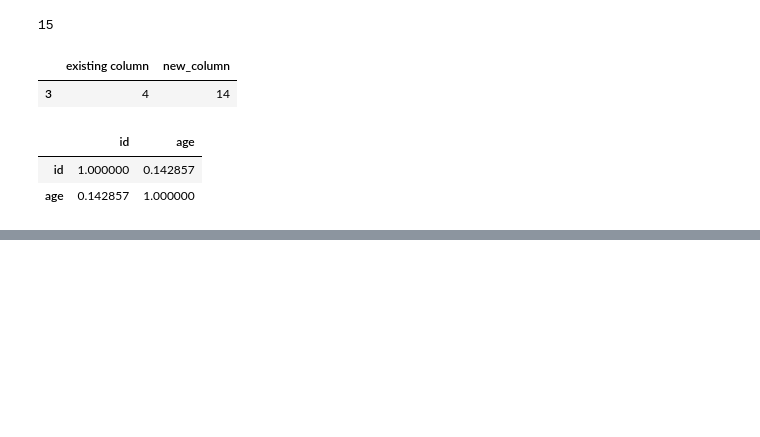
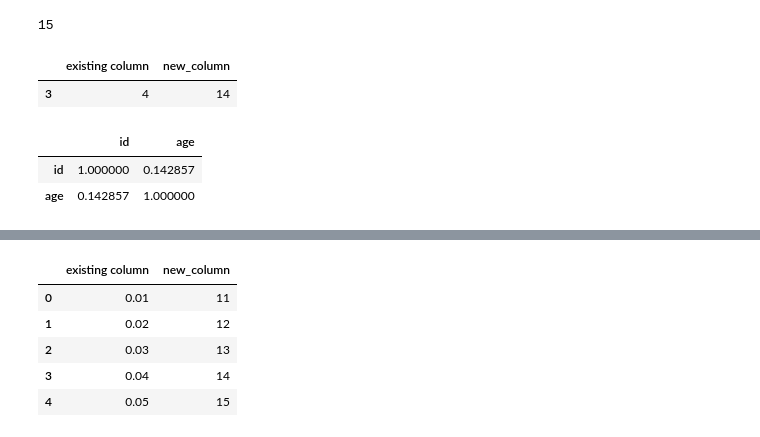
Before and after one commit to VforVitorio/2025_NLP_digital_portfolio, a Jupyter notebook: S01/S01_exercises.ipynb, the cells around one changed output, grey strips where cells are left out. Cells and saved outputs as stored; diff of their text form; code cells hidden in the pictures; blank space fills up the shorter version.

```diff
--- a/S01/S01_exercises.ipynb
+++ b/S01/S01_exercises.ipynb
@@ -866,4 +866,15 @@ df.head()
 # %%
 # 17. Write a program to drop duplicate rows from a DataFrame.
+
+df = df.drop_duplicates(keep=False)
+
+display(df)
+# %% [output]
+|  | existing column | new_column |
+| 0 | 0.01 | 11 |
+| 1 | 0.02 | 12 |
+| 2 | 0.03 | 13 |
+| 3 | 0.04 | 14 |
+| 4 | 0.05 | 15 |
 # %%
 # 18. Write a program to reset the index of a DataFrame.
```
Also changed, not shown: parts of 3 cells of this notebook, 1 other file.
